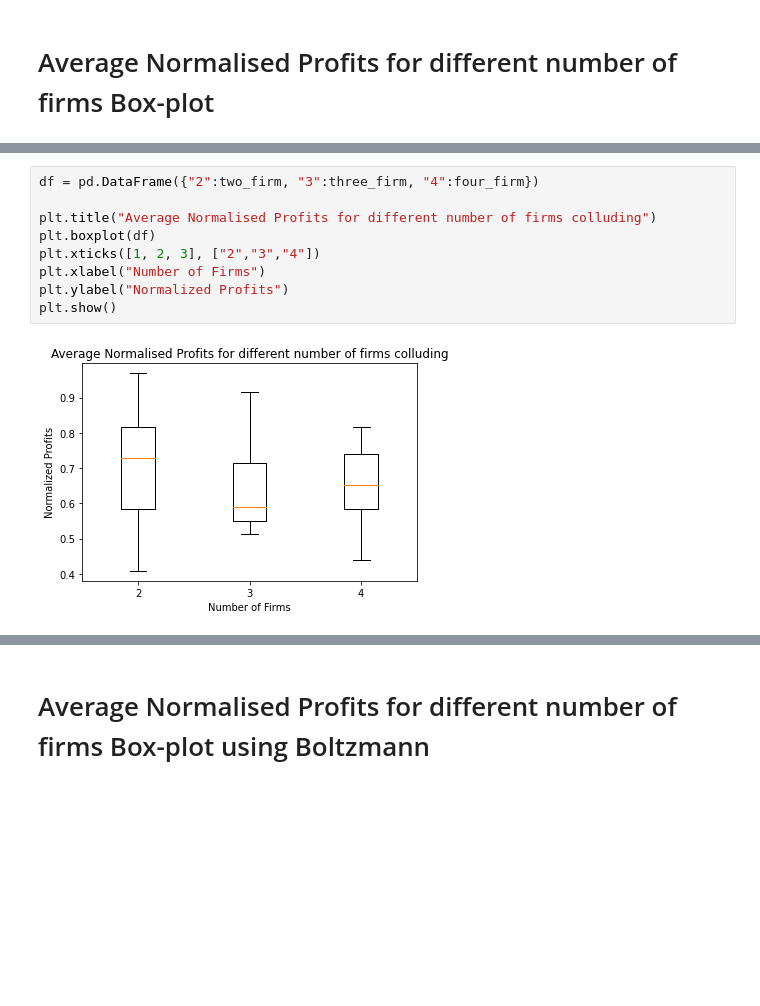
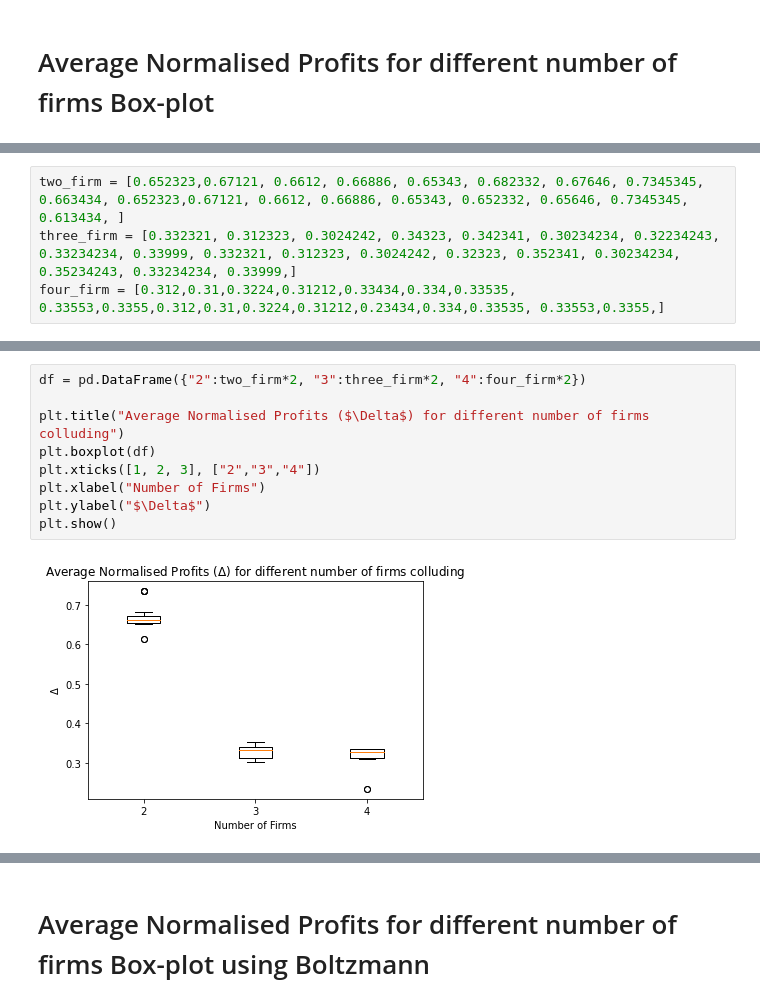
Before and after one commit to weehan299/multiagenteconomicssimulation, a Jupyter notebook: Data Analysis of Results.ipynb, the cells around one changed output, grey strips where cells are left out. Drawn from its saved outputs; the diff is of its cells as text; blank space fills up the shorter version.

```diff
--- a/Data Analysis of Results.ipynb
+++ b/Data Analysis of Results.ipynb
@@ -252,0 +785,4 @@ for i in range(20):
+# %%
+two_firm = [0.652323,0.67121, 0.6612, 0.66886, 0.65343, 0.682332, 0.67646, 0.7345345, 0.663434, 0.652323,0.67121, 0.6612, 0.66886, 0.65343, 0.652332, 0.65646, 0.7345345, 0.613434, ]
+three_firm = [0.332321, 0.312323, 0.3024242, 0.34323, 0.342341, 0.30234234, 0.32234243, 0.33234234, 0.33999, 0.332321, 0.312323, 0.3024242, 0.32323, 0.352341, 0.30234234, 0.35234243, 0.33234234, 0.33999,]
+four_firm = [0.312,0.31,0.3224,0.31212,0.33434,0.334,0.33535, 0.33553,0.3355,0.312,0.31,0.3224,0.31212,0.23434,0.334,0.33535, 0.33553,0.3355,]
@@ -253,11 +792,11 @@ for i in range(20):
 # %%
-df = pd.DataFrame({"2":two_firm, "3":three_firm, "4":four_firm})
+df = pd.DataFrame({"2":two_firm*2, "3":three_firm*2, "4":four_firm*2})
 
-plt.title("Average Normalised Profits for different number of firms colluding")
+plt.title("Average Normalised Profits ($\Delta$) for different number of firms colluding")
 plt.boxplot(df)
 plt.xticks([1, 2, 3], ["2","3","4"])
 plt.xlabel("Number of Firms")
-plt.ylabel("Normalized Profits")
+plt.ylabel("$\Delta$")
 plt.show()
 # %% [output]
-[figure, old version]
+[figure, new version]
```
Also changed, not shown: parts of 61 cells of this notebook, 8 other files.
